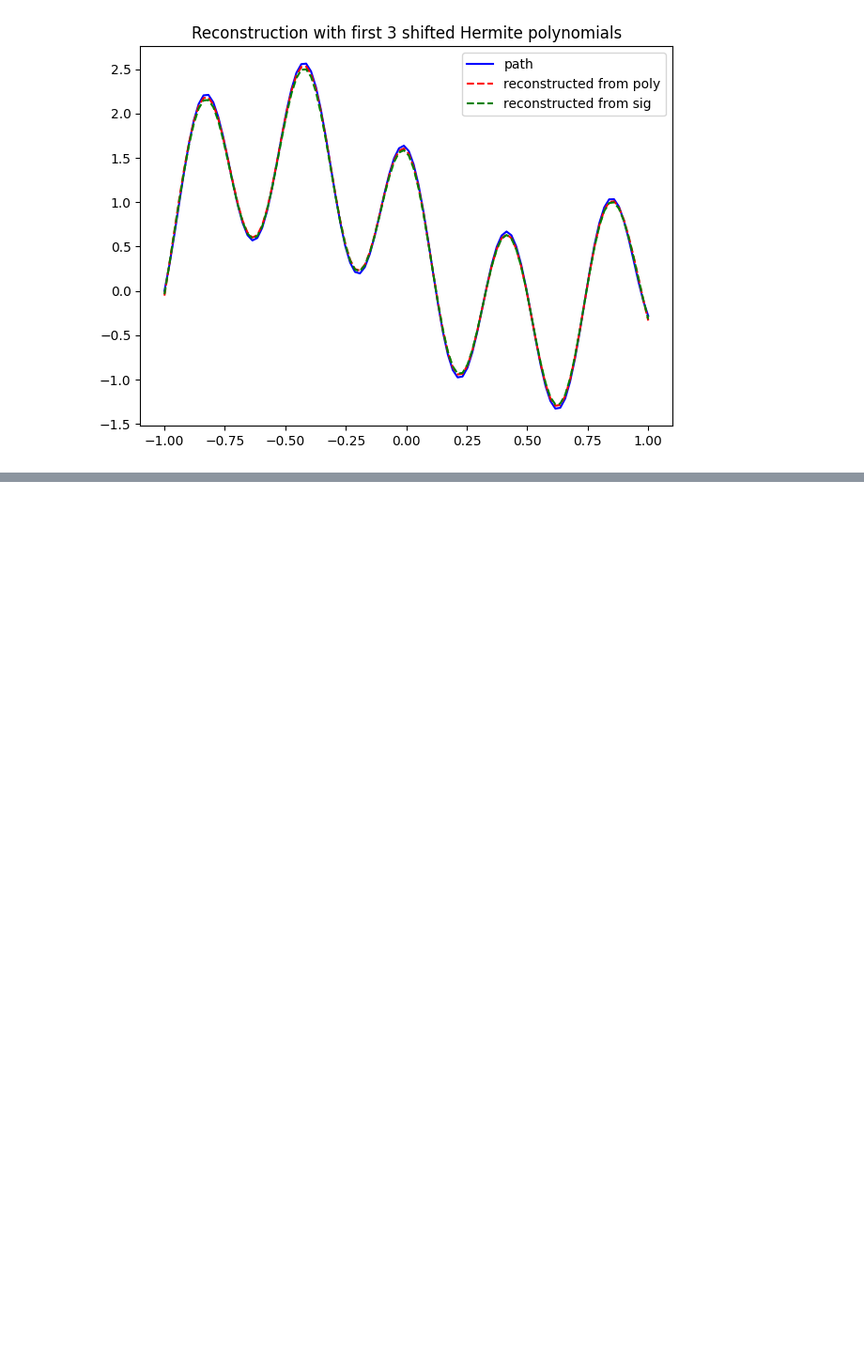
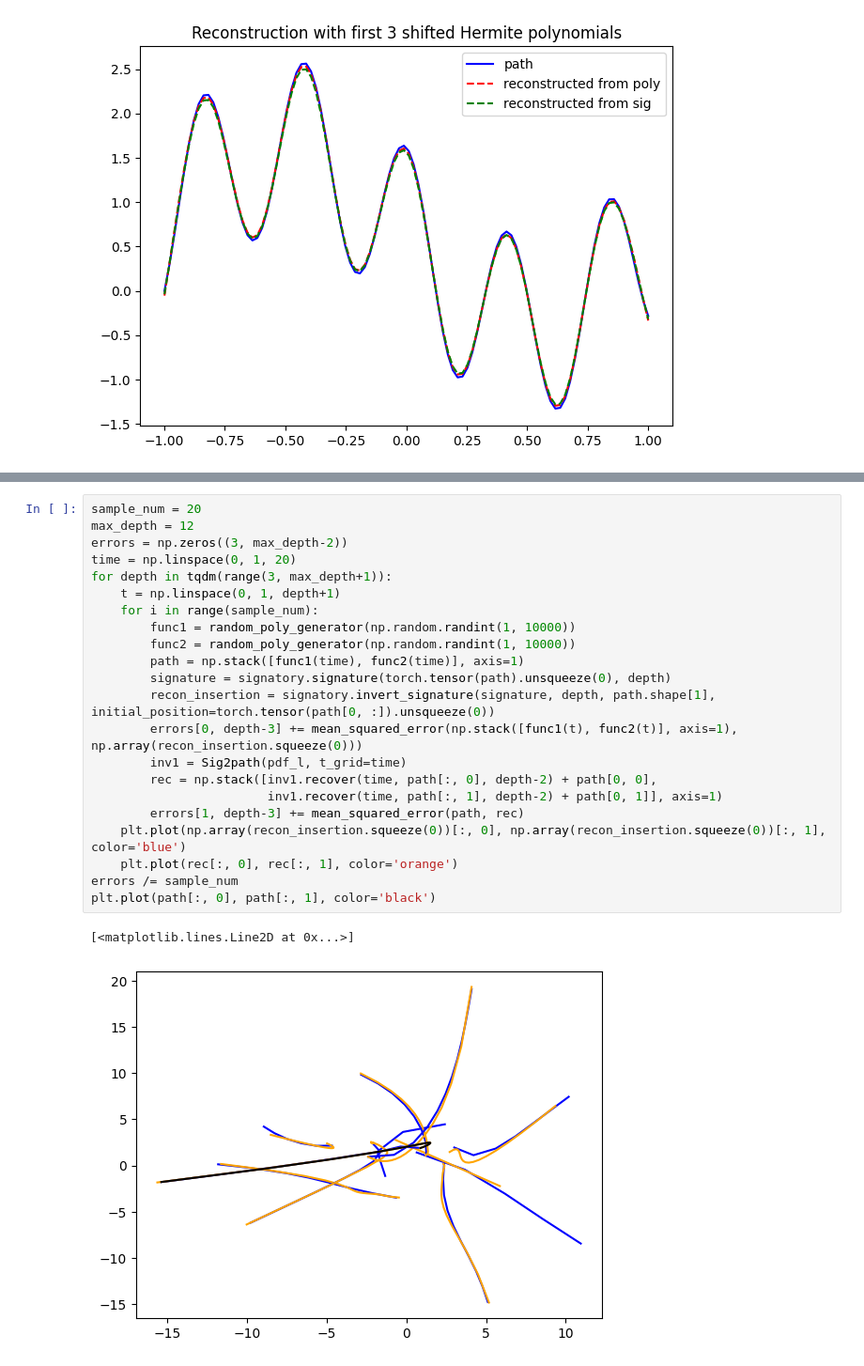
Before and after one commit to Zhuoyue-Huang/M3R-signature-inversion, a Jupyter notebook: siginversion_demo.ipynb, the cells around one changed output, grey strips where cells are left out. Shown at 94% size. Drawn from its saved outputs; the diff is of its cells as text; blank space fills up the shorter version.

```diff
--- a/ortho_package_test.ipynb
+++ b/siginversion_demo.ipynb
@@ -187,0 +213,25 @@ plt.tight_layout()
+# %%
+sample_num = 20
+max_depth = 12
+errors = np.zeros((3, max_depth-2))
+time = np.linspace(0, 1, 20)
+for depth in tqdm(range(3, max_depth+1)):
+    t = np.linspace(0, 1, depth+1)
+    for i in range(sample_num):
+        func1 = random_poly_generator(np.random.randint(1, 10000))
+        func2 = random_poly_generator(np.random.randint(1, 10000))
+        path = np.stack([func1(time), func2(time)], axis=1)
+        signature = signatory.signature(torch.tensor(path).unsqueeze(0), depth)
+        recon_insertion = signatory.invert_signature(signature, depth, path.shape[1], initial_position=torch.tensor(path[0, :]).unsqueeze(0))
+        errors[0, depth-3] += mean_squared_error(np.stack([func1(t), func2(t)], axis=1), np.array(recon_insertion.squeeze(0)))
+        inv1 = Sig2path(pdf_l, t_grid=time)
+        rec = np.stack([inv1.recover(time, path[:, 0], depth-2) + path[0, 0],
+                        inv1.recover(time, path[:, 1], depth-2) + path[0, 1]], axis=1)
+        errors[1, depth-3] += mean_squared_error(path, rec)
+    plt.plot(np.array(recon_insertion.squeeze(0))[:, 0], np.array(recon_insertion.squeeze(0))[:, 1], color='blue')
+    plt.plot(rec[:, 0], rec[:, 1], color='orange')
+errors /= sample_num
+plt.plot(path[:, 0], path[:, 1], color='black')
+# %% [output]
+[<matplotlib.lines.Line2D at 0x...>]
+[figure, added]
```
Also changed, not shown: parts of 7 cells of this notebook, 1 other file.
